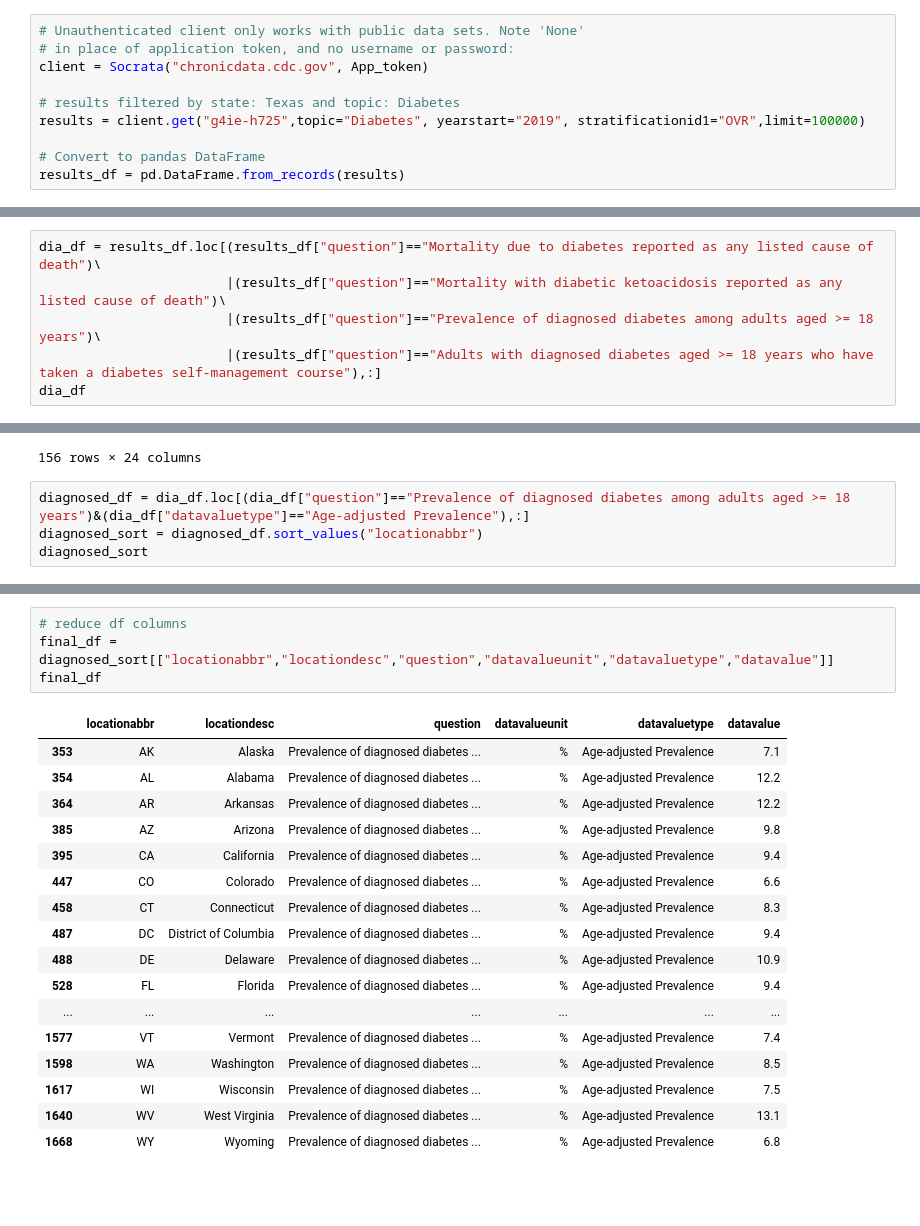
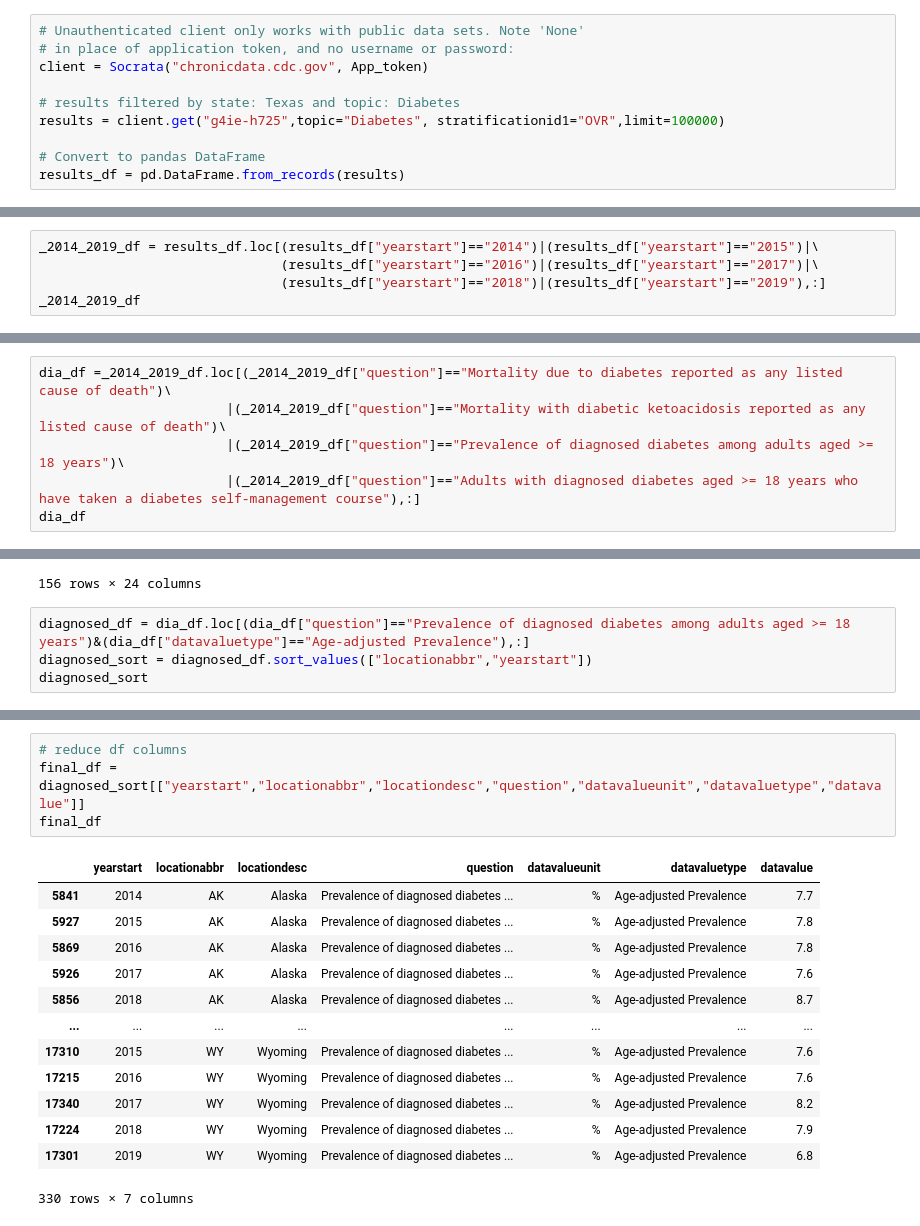
Before and after one commit to MarDuo2022/Diabetes_visualisations, a Jupyter notebook: code/US_CDI.ipynb, the cells around one changed output, grey strips where cells are left out. Drawn from its saved outputs; the diff is of its cells as text; blank space fills up the shorter version.

```diff
--- a/code/US_CDI.ipynb
+++ b/code/US_CDI.ipynb
@@ -17,7 +17,7 @@ from config import App_token
 client = Socrata("chronicdata.cdc.gov", App_token)
 
 # results filtered by state: Texas and topic: Diabetes
-results = client.get("g4ie-h725",topic="Diabetes", yearstart="2019", stratificationid1="OVR",limit=100000)
+results = client.get("g4ie-h725",topic="Diabetes", stratificationid1="OVR",limit=100000)
 
 # Convert to pandas DataFrame
 results_df = pd.DataFrame.from_records(results)
@@ -72 +85,6 @@ Diabetes prevalence among women aged 18-44 years
 Name: question, dtype: int64
+# %%
+_2014_2019_df = results_df.loc[(results_df["yearstart"]=="2014")|(results_df["yearstart"]=="2015")|\
+                               (results_df["yearstart"]=="2016")|(results_df["yearstart"]=="2017")|\
+                               (results_df["yearstart"]=="2018")|(results_df["yearstart"]=="2019"),:]
+_2014_2019_df
@@ -73,7 +105,7 @@ Name: question, dtype: int64
 # %%
-dia_df = results_df.loc[(results_df["question"]=="Mortality due to diabetes reported as any listed cause of death")\
-                        |(results_df["question"]=="Mortality with diabetic ketoacidosis reported as any listed cause of death")\
-                        |(results_df["question"]=="Prevalence of diagnosed diabetes among adults aged >= 18 years")\
-                        |(results_df["question"]=="Adults with diagnosed diabetes aged >= 18 years who have taken a diabetes self-management course"),:]
+dia_df =_2014_2019_df.loc[(_2014_2019_df["question"]=="Mortality due to diabetes reported as any listed cause of death")\
+                        |(_2014_2019_df["question"]=="Mortality with diabetic ketoacidosis reported as any listed cause of death")\
+                        |(_2014_2019_df["question"]=="Prevalence of diagnosed diabetes among adults aged >= 18 years")\
+                        |(_2014_2019_df["question"]=="Adults with diagnosed diabetes aged >= 18 years who have taken a diabetes self-management course"),:]
 dia_df
 # %% [output]
@@ -110,6 +142,6 @@ mortality_sort
 156 rows × 24 columns
 # %%
 diagnosed_df = dia_df.loc[(dia_df["question"]=="Prevalence of diagnosed diabetes among adults aged >= 18 years")&(dia_df["datavaluetype"]=="Age-adjusted Prevalence"),:]
-diagnosed_sort = diagnosed_df.sort_values("locationabbr")
+diagnosed_sort = diagnosed_df.sort_values(["locationabbr","yearstart"])
 diagnosed_sort
 # %% [output]
@@ -151,24 +178,20 @@ dk_sort
 150 rows × 24 columns
 # %%
 # reduce df columns
-final_df = diagnosed_sort[["locationabbr","locationdesc","question","datavalueunit","datavaluetype","datavalue"]]
+final_df = diagnosed_sort[["yearstart","locationabbr","locationdesc","question","datavalueunit","datavaluetype","datavalue"]]
 final_df
 # %% [output]
-|  | locationabbr | locationdesc | question | datavalueunit | datavaluetype | datavalue |
-| 353 | AK | Alaska | Prevalence of diagnosed diabetes ... | % | Age-adjusted Prevalence | 7.1 |
-| 354 | AL | Alabama | Prevalence of diagnosed diabetes ... | % | Age-adjusted Prevalence | 12.2 |
-| 364 | AR | Arkansas | Prevalence of diagnosed diabetes ... | % | Age-adjusted Prevalence | 12.2 |
-| 385 | AZ | Arizona | Prevalence of diagnosed diabetes ... | % | Age-adjusted Prevalence | 9.8 |
-| 395 | CA | California | Prevalence of diagnosed diabetes ... | % | Age-adjusted Prevalence | 9.4 |
-| 447 | CO | Colorado | Prevalence of diagnosed diabetes ... | % | Age-adjusted Prevalence | 6.6 |
-| 458 | CT | Connecticut | Prevalence of diagnosed diabetes ... | % | Age-adjusted Prevalence | 8.3 |
-| 487 | DC | District of Columbia | Prevalence of diagnosed diabetes ... | % | Age-adjusted Prevalence | 9.4 |
-| 488 | DE | Delaware | Prevalence of diagnosed diabetes ... | % | Age-adjusted Prevalence | 10.9 |
-| 528 | FL | Florida | Prevalence of diagnosed diabetes ... | % | Age-adjusted Prevalence | 9.4 |
-| ... | ... | ... | ... | ... | ... | ... |
-| 1577 | VT | Vermont | Prevalence of diagnosed diabetes ... | % | Age-adjusted Prevalence | 7.4 |
-| 1598 | WA | Washington | Prevalence of diagnosed diabetes ... | % | Age-adjusted Prevalence | 8.5 |
-| 1617 | WI | Wisconsin | Prevalence of diagnosed diabetes ... | % | Age-adjusted Prevalence | 7.5 |
-| 1640 | WV | West Virginia | Prevalence of diagnosed diabetes ... | % | Age-adjusted Prevalence | 13.1 |
-| 1668 | WY | Wyoming | Prevalence of diagnosed diabetes ... | % | Age-adjusted Prevalence | 6.8 |
+|  | yearstart | locationabbr | locationdesc | question | datavalueunit | datavaluetype | datavalue |
+| 5841 | 2014 | AK | Alaska | Prevalence of diagnosed diabetes ... | % | Age-adjusted Prevalence | 7.7 |
+| 5927 | 2015 | AK | Alaska | Prevalence of diagnosed diabetes ... | % | Age-adjusted Prevalence | 7.8 |
+| 5869 | 2016 | AK | Alaska | Prevalence of diagnosed diabetes ... | % | Age-adjusted Prevalence | 7.8 |
+| 5926 | 2017 | AK | Alaska | Prevalence of diagnosed diabetes ... | % | Age-adjusted Prevalence | 7.6 |
+| 5856 | 2018 | AK | Alaska | Prevalence of diagnosed diabetes ... | % | Age-adjusted Prevalence | 8.7 |
+| ... | ... | ... | ... | ... | ... | ... | ... |
+| 17310 | 2015 | WY | Wyoming | Prevalence of diagnosed diabetes ... | % | Age-adjusted Prevalence | 7.6 |
+| 17215 | 2016 | WY | Wyoming | Prevalence of diagnosed diabetes ... | % | Age-adjusted Prevalence | 7.6 |
+| 17340 | 2017 | WY | Wyoming | Prevalence of diagnosed diabetes ... | % | Age-adjusted Prevalence | 8.2 |
+| 17224 | 2018 | WY | Wyoming | Prevalence of diagnosed diabetes ... | % | Age-adjusted Prevalence | 7.9 |
+| 17301 | 2019 | WY | Wyoming | Prevalence of diagnosed diabetes ... | % | Age-adjusted Prevalence | 6.8 |
+330 rows × 7 columns
 # %%
```
Also changed, not shown: parts of 9 cells of this notebook.
